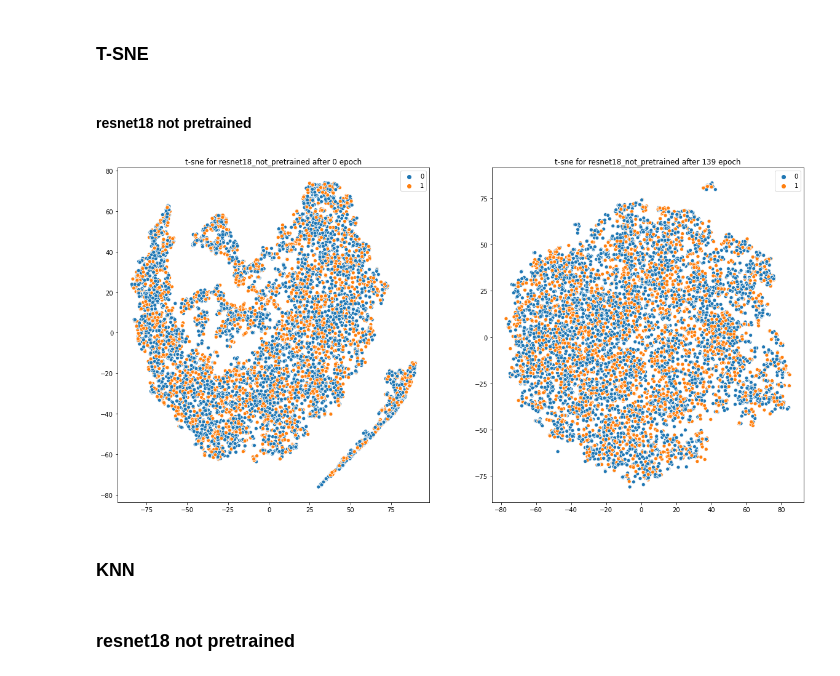
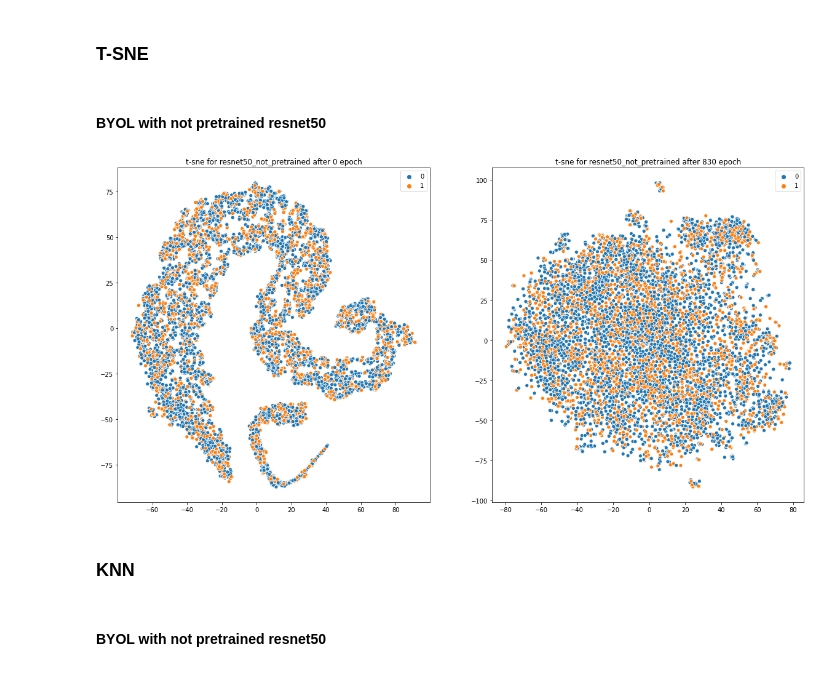
Before and after one commit to onopkosonja/hateful_memes, a Jupyter notebook: train.ipynb, the cells around one changed output. Saved outputs shown, nothing was run; the diff lists cells and outputs as text; code cells hidden in the pictures.

Commit message:
changed train notebook

```diff
--- a/train.ipynb
+++ b/train.ipynb
@@ -255,7 +259,3 @@ save_embeddings(model_name='resnet18')
-# %%
-model_name = 'resnet18_pretrained_epoch=50'
-classifier, train_loader, val_loader = get_classifier(model_name)
-_, _ = train(classifier, train_loader, val_loader)
 # %% [markdown]
 ### T-SNE
 # %%
@@ -290,11 +290,11 @@ def plot_tsne(epochs, tsne_random, tsne_trained, labels):
     sns.scatterplot(t[:,0], t[:,1], hue=labels)
   plt.show()
 # %% [markdown]
-#### resnet18 not pretrained
+#### BYOL with not pretrained resnet50
 # %%
- get_tsne('resnet18_not_pretrained', 139)
+ get_tsne('resnet50_not_pretrained', 830)
 # %% [output]
-[figure, old version]
+[figure, new version]
 # %% [markdown]
 ### KNN
 # %%
@@ -335,7 +335,7 @@ def plot_knn_examples(knn_idx, val=False):
       plt.imshow(img)
   plt.show()
 # %% [markdown]
-### resnet18 not pretrained
+#### BYOL with not pretrained resnet50
 # %%
 random_img = np.random.randint(0, len(TRAIN_DATASET), 5)
 # %%
```
Also changed, not shown: parts of 39 cells of this notebook.
